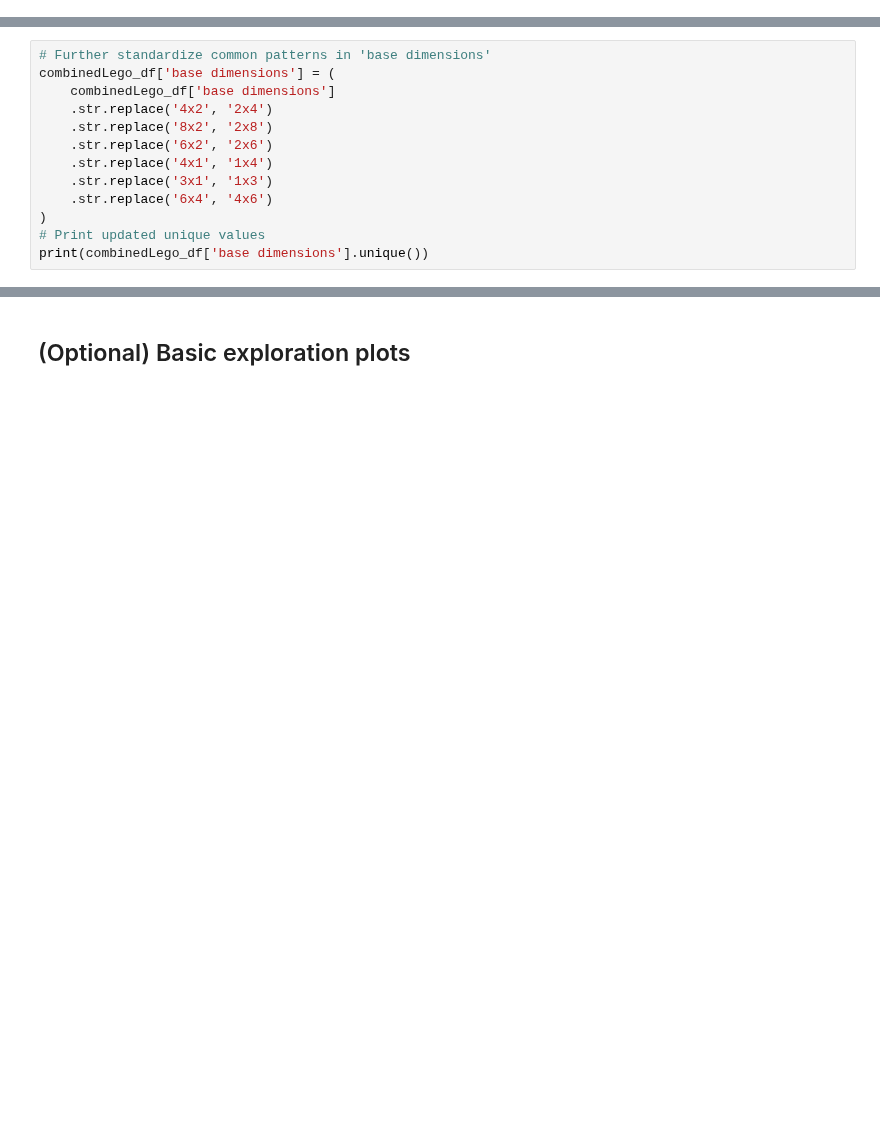
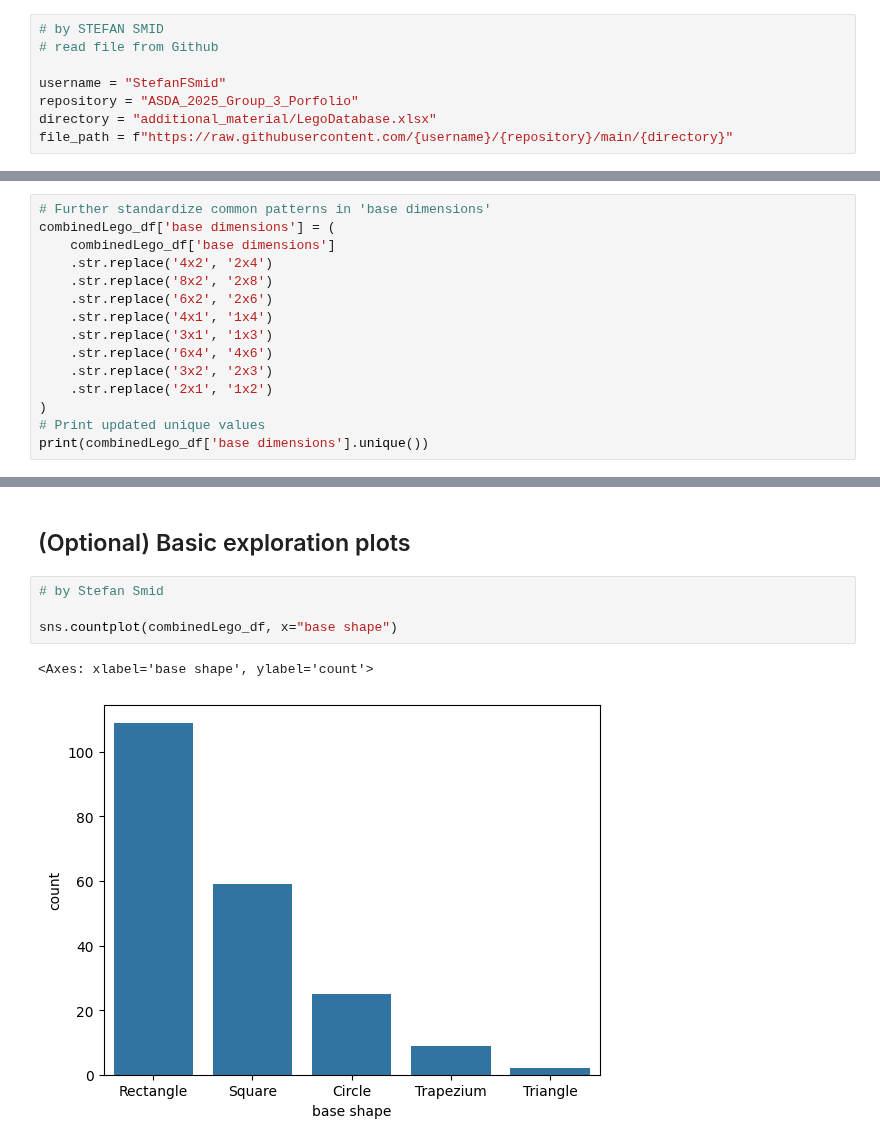
Before and after one commit to StefanFSmid/ASDA_2025_Group_3_Porfolio, a Jupyter notebook: notebooks/week_03_group_3_notebook.ipynb, the cells around one changed output, grey strips where cells are left out. Saved outputs shown, nothing was run; the diff lists cells and outputs as text; blank space fills up the shorter version.

```diff
--- a/notebooks/week_03_group_3_notebook.ipynb
+++ b/notebooks/week_03_group_3_notebook.ipynb
@@ -3,2 +11,10 @@
+# %%
+# by STEFAN SMID
+# read file from Github
+
+username = "StefanFSmid"
+repository = "ASDA_2025_Group_3_Porfolio"
+directory = "additional_material/LegoDatabase.xlsx"
+file_path = f"https://raw.githubusercontent.com/{username}/{repository}/main/{directory}"
 # %%
 # combine all sheets from an Excel file into a single DataFrame and save to a new Excel file
@@ -124,6 +203,8 @@ combinedLego_df['base dimensions'] = (
     .str.replace('4x1', '1x4')
     .str.replace('3x1', '1x3')
     .str.replace('6x4', '4x6')
+    .str.replace('3x2', '2x3')
+    .str.replace('2x1', '1x2')
 )
 # Print updated unique values
 print(combinedLego_df['base dimensions'].unique())
@@ -170,2 +292,9 @@ print(combinedLego_df.columns)
 # %% [markdown]
 ## (Optional) Basic exploration plots
+# %%
+# by Stefan Smid
+
+sns.countplot(combinedLego_df, x="base shape")
+# %% [output]
+<Axes: xlabel='base shape', ylabel='count'>
+[figure, added]
```
Also changed, not shown: parts of 30 cells of this notebook.
